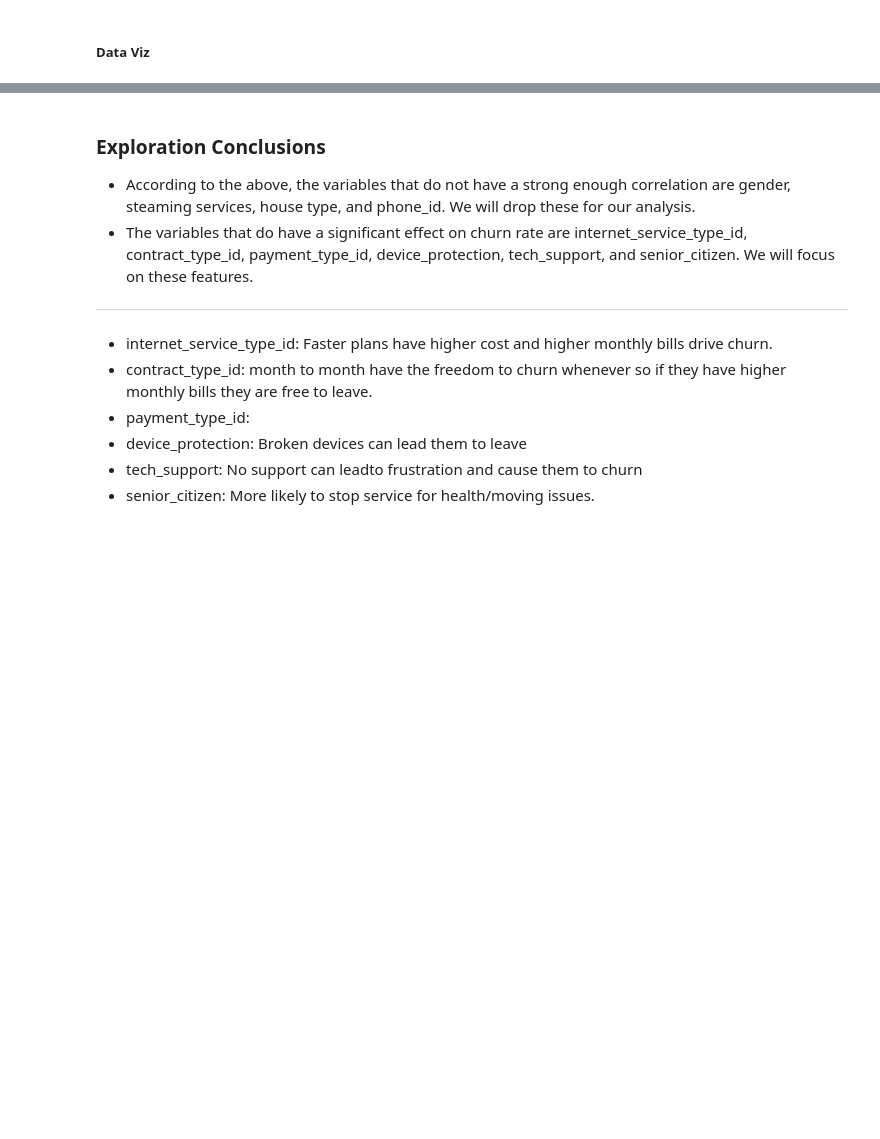
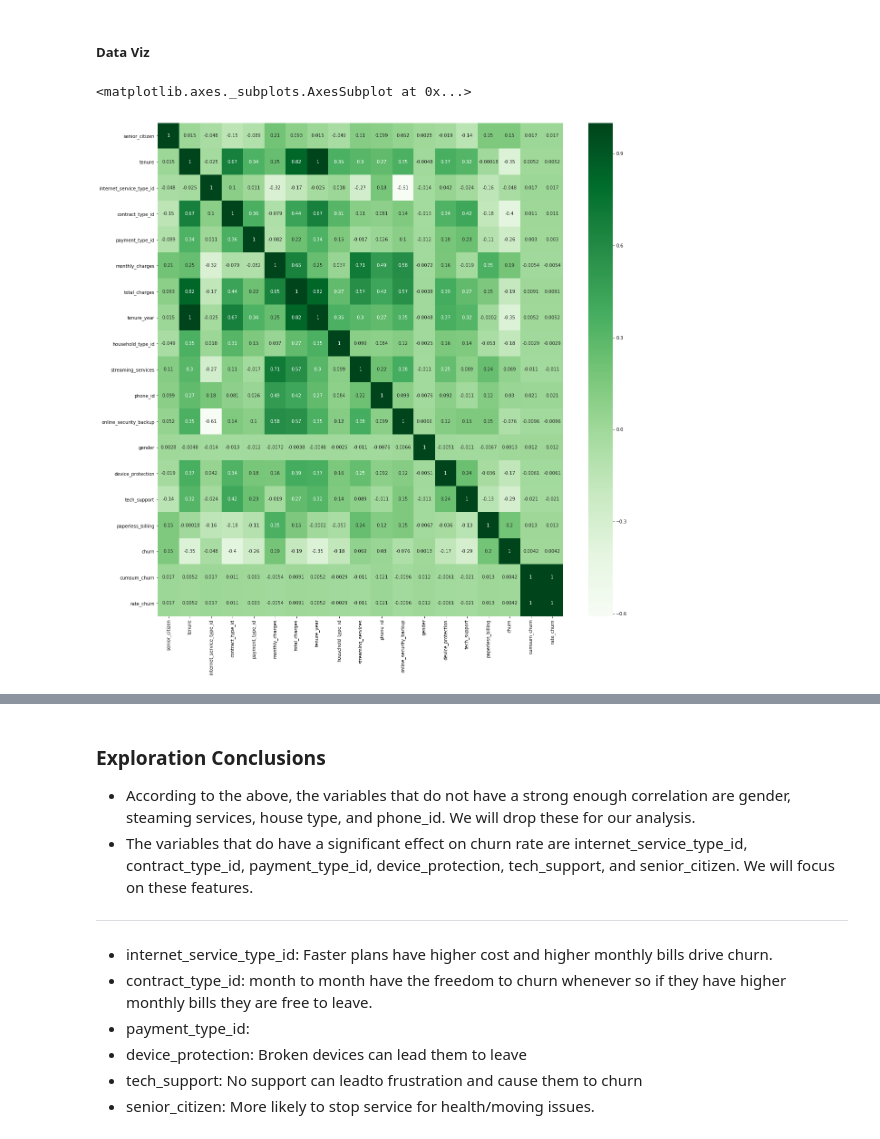
Before and after one commit to classification-project-steven-nicole/classification_project, a Jupyter notebook: classification_project_SN.ipynb, the cells around one changed output, grey strips where cells are left out. Saved outputs shown, nothing was run; the diff lists cells and outputs as text; code cells hidden in the pictures; blank space fills up the shorter version.

```diff
--- a/classification_project_SN.ipynb
+++ b/classification_project_SN.ipynb
@@ -206,6 +206,9 @@ pearsonr(train.monthly_charges, train.internet_service_type_id)
 # %% [markdown]
 ##### Data Viz
 # %%
-# plt.figure(figsize=(20,20))
-# sns.heatmap(train.corr(), annot=True, cmap='Greens')
+plt.figure(figsize=(20,20))
+sns.heatmap(train.corr(), annot=True, cmap='Greens')
+# %% [output]
+<matplotlib.axes._subplots.AxesSubplot at 0x...>
+[figure, added]
 # %%
```
Also changed, not shown: parts of 11 cells of this notebook.
